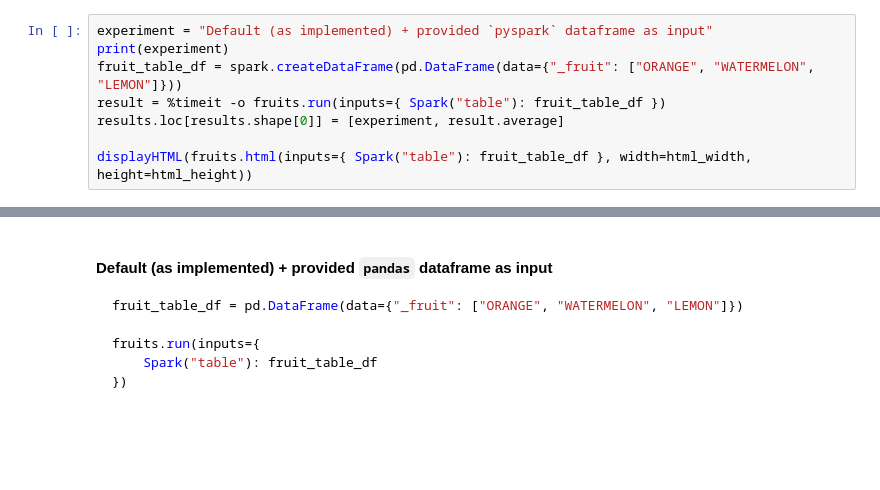
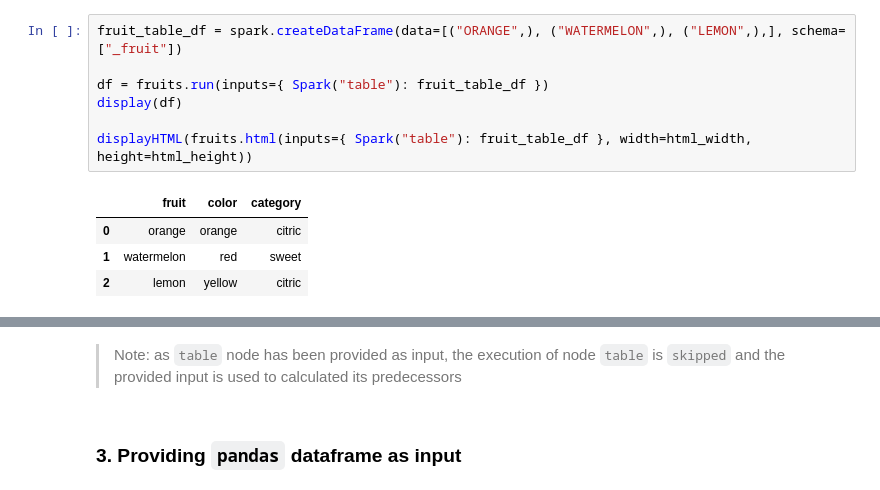
Before and after one commit to flypipe/flypipe, a Jupyter notebook: docs/source/notebooks/tutorial/multiple_node_types.ipynb, the cells around one changed output, grey strips where cells are left out. Saved outputs shown, nothing was run; the diff lists cells and outputs as text; blank space fills up the shorter version.

````diff
--- a/docs/source/notebooks/tutorial/multiple_node_types.ipynb
+++ b/docs/source/notebooks/tutorial/multiple_node_types.ipynb
@@ -171,8 +209,12 @@ fruits.run(inputs={
 # %%
-experiment = "Default (as implemented) + provided `pyspark` dataframe as input"
-print(experiment)
-fruit_table_df = spark.createDataFrame(pd.DataFrame(data={"_fruit": ["ORANGE", "WATERMELON", "LEMON"]}))
-result = %timeit -o fruits.run(inputs={ Spark("table"): fruit_table_df })
-results.loc[results.shape[0]] = [experiment, result.average]
+fruit_table_df = spark.createDataFrame(data=[("ORANGE",), ("WATERMELON",), ("LEMON",),], schema=["_fruit"])
+
+df = fruits.run(inputs={ Spark("table"): fruit_table_df })
+display(df)
 
 displayHTML(fruits.html(inputs={ Spark("table"): fruit_table_df }, width=html_width, height=html_height))
+# %% [output]
+|  | fruit | color | category |
+| 0 | orange | orange | citric |
+| 1 | watermelon | red | sweet |
+| 2 | lemon | yellow | citric |
@@ -179,12 +222,5 @@ displayHTML(fruits.html(inputs={ Spark("table"): fruit_table_df }, width=html_wi
+# %% [markdown]
+> Note: as `table` node has been provided as input, the execution of node `table` is `skipped` and the provided input is used to calculated its predecessors
 # %% [markdown]
-#### Default (as implemented) + provided `pandas` dataframe as input
-
-```python
-fruit_table_df = pd.DataFrame(data={"_fruit": ["ORANGE", "WATERMELON", "LEMON"]})
-
-fruits.run(inputs={
-    Spark("table"): fruit_table_df
-})
-
-```
+### 3. Providing `pandas` dataframe as input
 # %%
````
Also changed, not shown: parts of 43 cells of this notebook, 15 other files.
